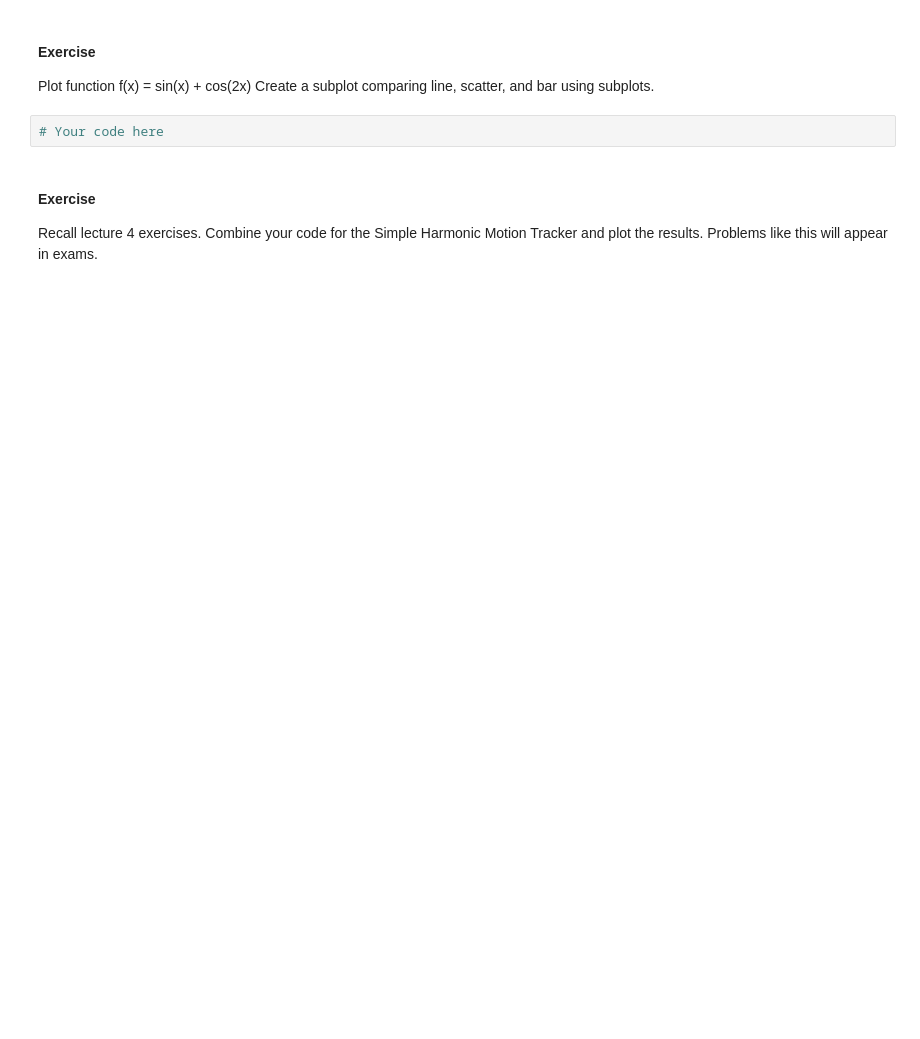
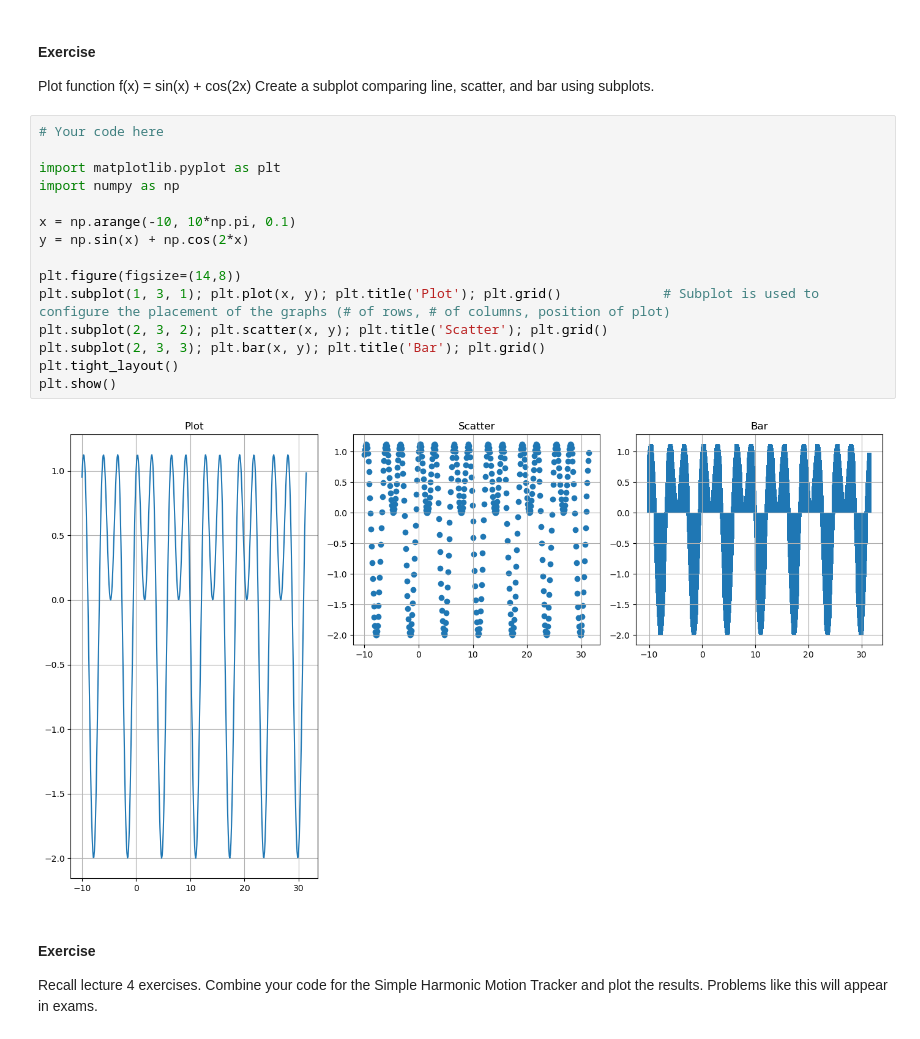
Before and after one commit to dyaoch/dyaochSU_MEGR2810_FQ25, a Jupyter notebook: Lecture 6 - Python Plotting.ipynb, the cells around one changed output. Cells and saved outputs as stored; diff of their text form; blank space fills up the shorter version.

```diff
--- a/Lecture 6 - Python Plotting.ipynb
+++ b/Lecture 6 - Python Plotting.ipynb
@@ -302,6 +340,21 @@ Plot function f(x) = sin(x) + cos(2x)
 Create a subplot comparing line, scatter, and bar using subplots.
 # %%
 # Your code here
+
+import matplotlib.pyplot as plt
+import numpy as np
+
+x = np.arange(-10, 10*np.pi, 0.1)
+y = np.sin(x) + np.cos(2*x)
+
+plt.figure(figsize=(14,8))
+plt.subplot(1, 3, 1); plt.plot(x, y); plt.title('Plot'); plt.grid()             # Subplot is used to configure the placement of the graphs (# of rows, # of columns, position of plot)
+plt.subplot(2, 3, 2); plt.scatter(x, y); plt.title('Scatter'); plt.grid()
+plt.subplot(2, 3, 3); plt.bar(x, y); plt.title('Bar'); plt.grid()
+plt.tight_layout()
+plt.show()
+# %% [output]
+[figure, added]
 # %% [markdown]
 #### Exercise
 Recall lecture 4 exercises. Combine your code for the Simple Harmonic Motion Tracker and plot the results.
```
Also changed, not shown: parts of 7 cells of this notebook.
